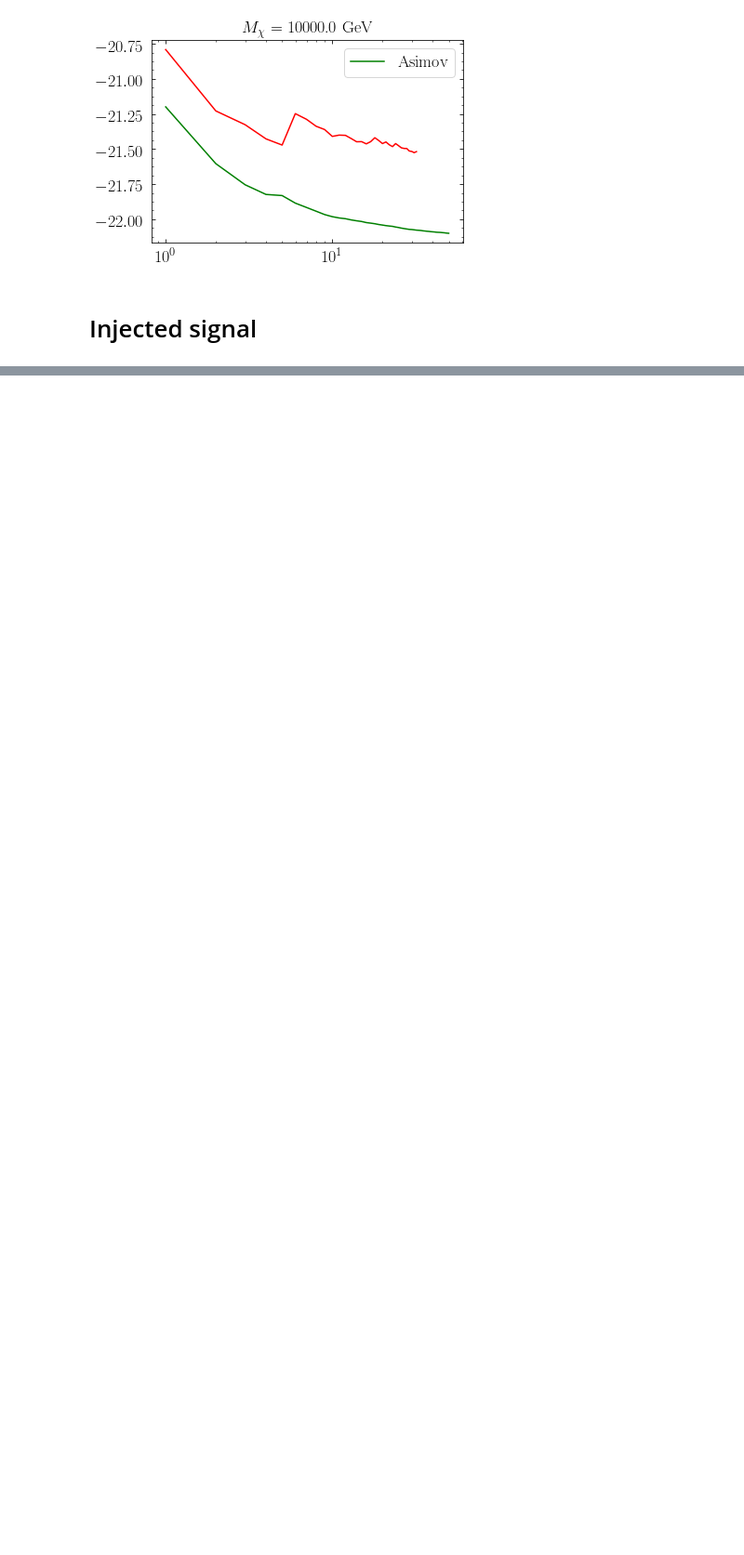
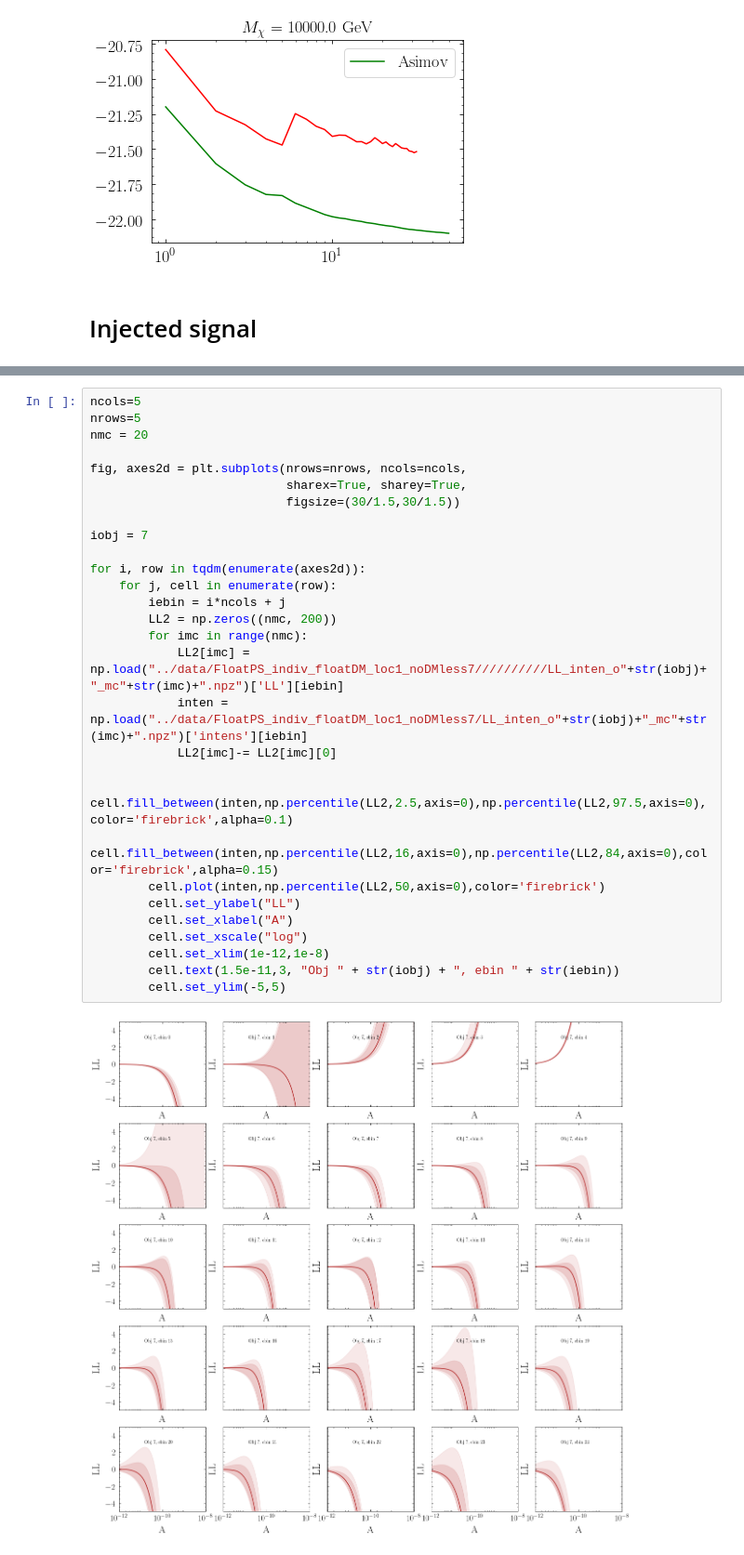
Before and after one commit to jeansom/DM-Catalog-Scan, a Jupyter notebook: Scan-Small-ROI/notebooks/Plot_Elephant-Sid-Cleanup.ipynb, the cells around one changed output, grey strips where cells are left out. Shown at 93% size. Drawn from its saved outputs; the diff is of its cells as text; blank space fills up the shorter version.

```diff
--- a/Scan-Small-ROI/notebooks/Plot_Elephant-Sid-Cleanup.ipynb
+++ b/Scan-Small-ROI/notebooks/Plot_Elephant-Sid-Cleanup.ipynb
@@ -236,0 +167,31 @@ array([[ -5.43867194e+03,  -5.43867194e+03,  -5.43867194e+03, ...,
+# %%
+ncols=5
+nrows=5
+nmc = 20
+
+fig, axes2d = plt.subplots(nrows=nrows, ncols=ncols,
+                           sharex=True, sharey=True,
+                           figsize=(30/1.5,30/1.5))
+
+iobj = 7
+
+for i, row in tqdm(enumerate(axes2d)):
+    for j, cell in enumerate(row):
+        iebin = i*ncols + j
+        LL2 = np.zeros((nmc, 200))
+        for imc in range(nmc):
+            LL2[imc] = np.load("../data/FloatPS_indiv_floatDM_loc1_noDMless7//////////LL_inten_o"+str(iobj)+"_mc"+str(imc)+".npz")['LL'][iebin]
+            inten = np.load("../data/FloatPS_indiv_floatDM_loc1_noDMless7/LL_inten_o"+str(iobj)+"_mc"+str(imc)+".npz")['intens'][iebin]
+            LL2[imc]-= LL2[imc][0]
+
+        cell.fill_between(inten,np.percentile(LL2,2.5,axis=0),np.percentile(LL2,97.5,axis=0),color='firebrick',alpha=0.1)
+        cell.fill_between(inten,np.percentile(LL2,16,axis=0),np.percentile(LL2,84,axis=0),color='firebrick',alpha=0.15)
+        cell.plot(inten,np.percentile(LL2,50,axis=0),color='firebrick')
+        cell.set_ylabel("LL")
+        cell.set_xlabel("A")
+        cell.set_xscale("log")
+        cell.set_xlim(1e-12,1e-8)
+        cell.text(1.5e-11,3, "Obj " + str(iobj) + ", ebin " + str(iebin))
+        cell.set_ylim(-5,5)
+# %% [output]
+[figure, added]
```
Also changed, not shown: parts of 24 cells of this notebook, 19 other files.
